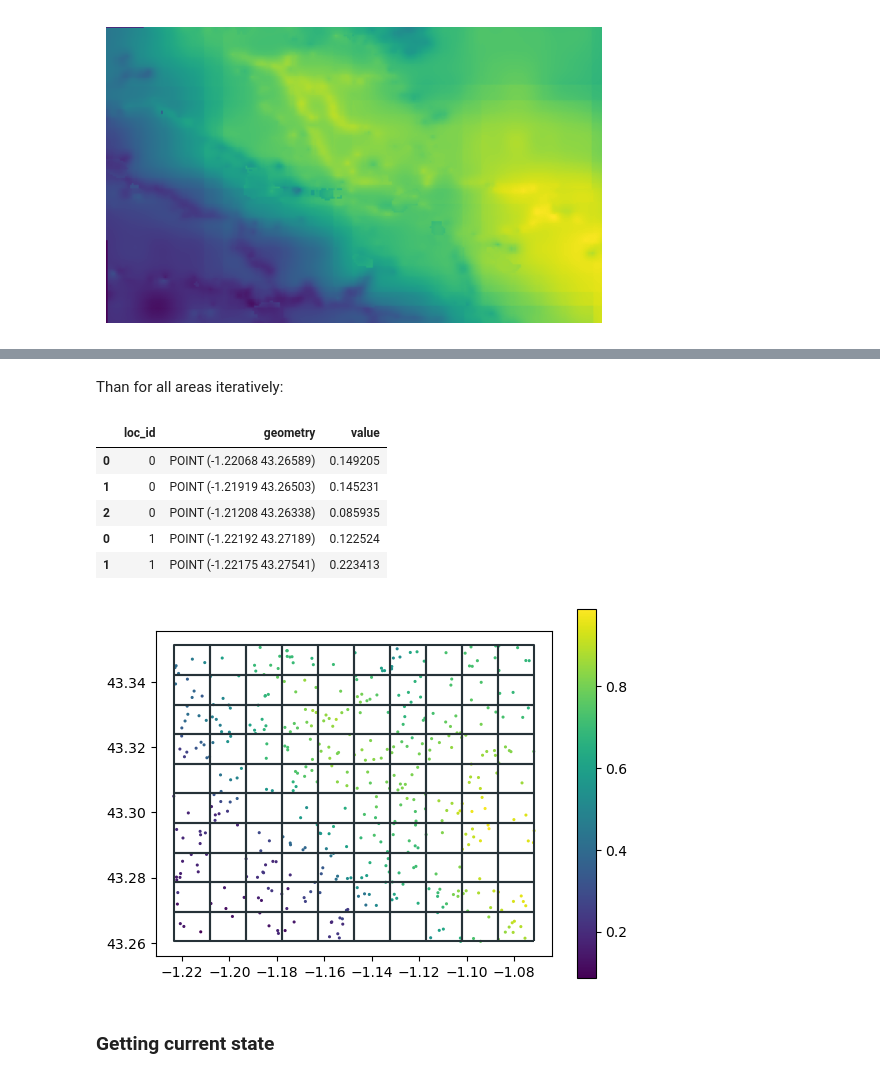
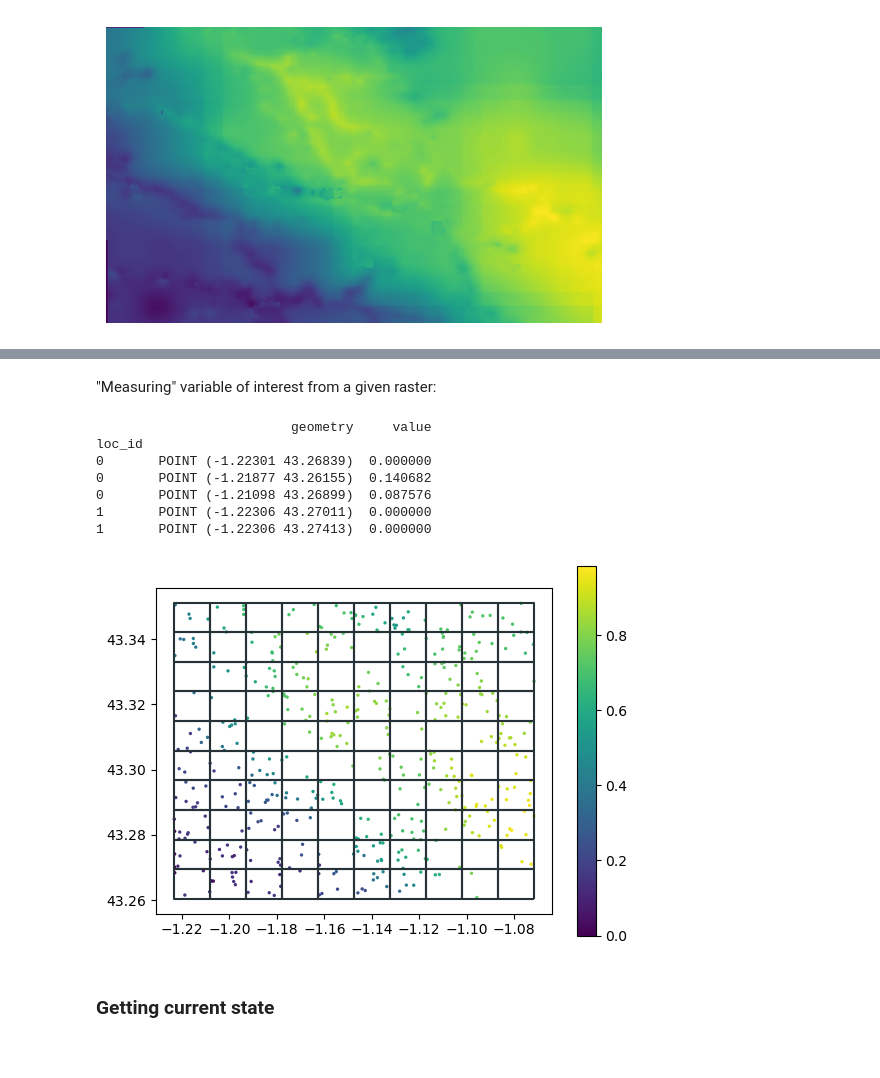
Before and after one commit to franckalbinet/trufl, a Jupyter notebook: nbs/tutorials/quick-start.ipynb, the cells around one changed output, grey strips where cells are left out. Drawn from its saved outputs; the diff is of its cells as text; code cells hidden in the pictures.

```diff
--- a/nbs/tutorials/quick-start.ipynb
+++ b/nbs/tutorials/quick-start.ipynb
@@ -42,0 +49,7 @@ gdf_grid.boundary.plot(color=black, lw=0.5)
+# %%
+sampler = Sampler(gdf_grid)
+n = np.random.randint(0, high=10, size=len(gdf_grid), dtype=int)
+sample_locs = sampler.sample(n, method='uniform')
+
+print(sample_locs.head())
+sample_locs.plot(markersize=2, color=red);
@@ -98,2 +76,0 @@ gdf_samples.head()
-# %% [markdown]
-Than for all areas iteratively:
@@ -112,17 +77,21 @@ gdf_samples_t0 = pd.concat(samples_t0)
-# %%
-gdf_samples_t0.head()
-# %% [output]
-|  | loc_id | geometry | value |
-| 0 | 0 | POINT (-1.22068 43.26589) | 0.149205 |
-| 1 | 0 | POINT (-1.21919 43.26503) | 0.145231 |
-| 2 | 0 | POINT (-1.21208 43.26338) | 0.085935 |
-| 0 | 1 | POINT (-1.22192 43.27189) | 0.122524 |
-| 1 | 1 | POINT (-1.22175 43.27541) | 0.223413 |
+# %% [markdown]
+"Measuring" variable of interest from a given raster:
 # %%
-ax = gdf_samples_t0.plot(column='value', s=1.5, legend=True)
+dc_emulator = DataCollector(fname_raster)
+samples_t0 = dc_emulator.collect(sample_locs)
+
+print(samples_t0.head())
+ax = samples_t0.plot(column='value', s=2, legend=True)
 gdf_grid.boundary.plot(color=black, ax=ax);
 # %% [output]
+                         geometry     value
+loc_id
+0       POINT (-1.22301 43.26839)  0.000000
+0       POINT (-1.21877 43.26155)  0.140682
+0       POINT (-1.21098 43.26899)  0.087576
+1       POINT (-1.22306 43.27011)  0.000000
+1       POINT (-1.22306 43.27413)  0.000000
-[figure, old version]
+[figure, new version]
 # %% [markdown]
 ### Getting current state
 # %%
```
Also changed, not shown: parts of 22 cells of this notebook, 14 other files.
